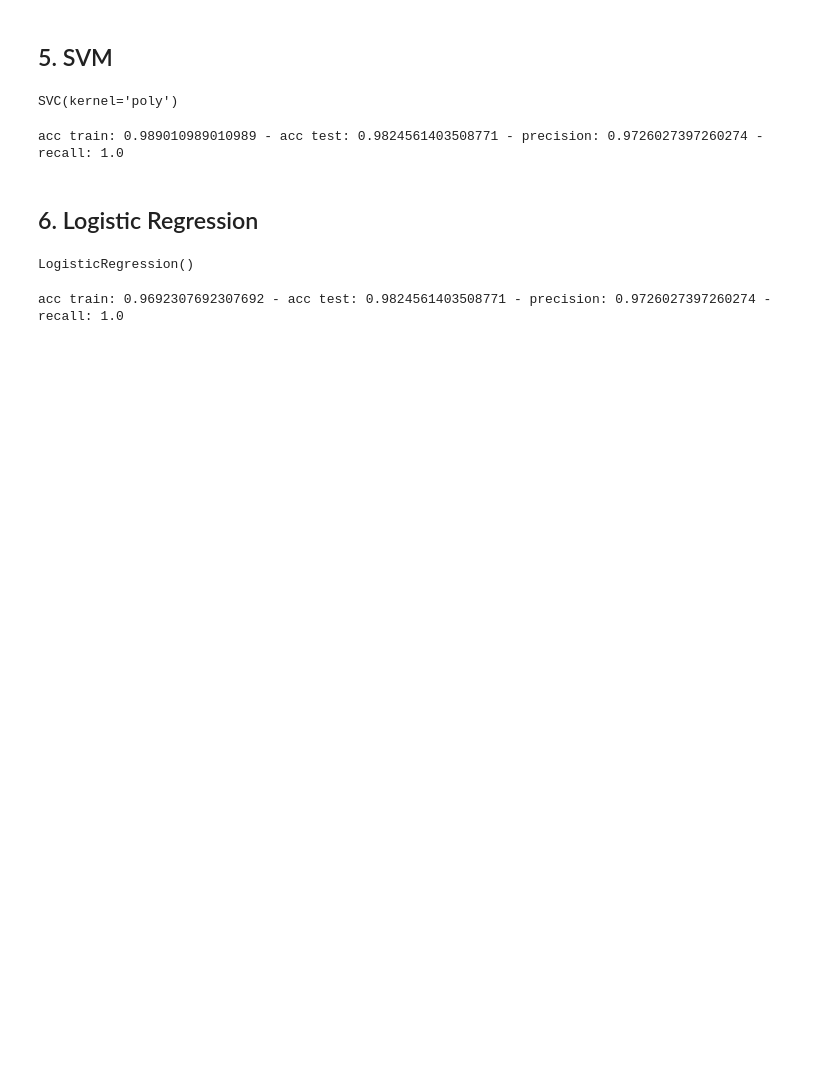
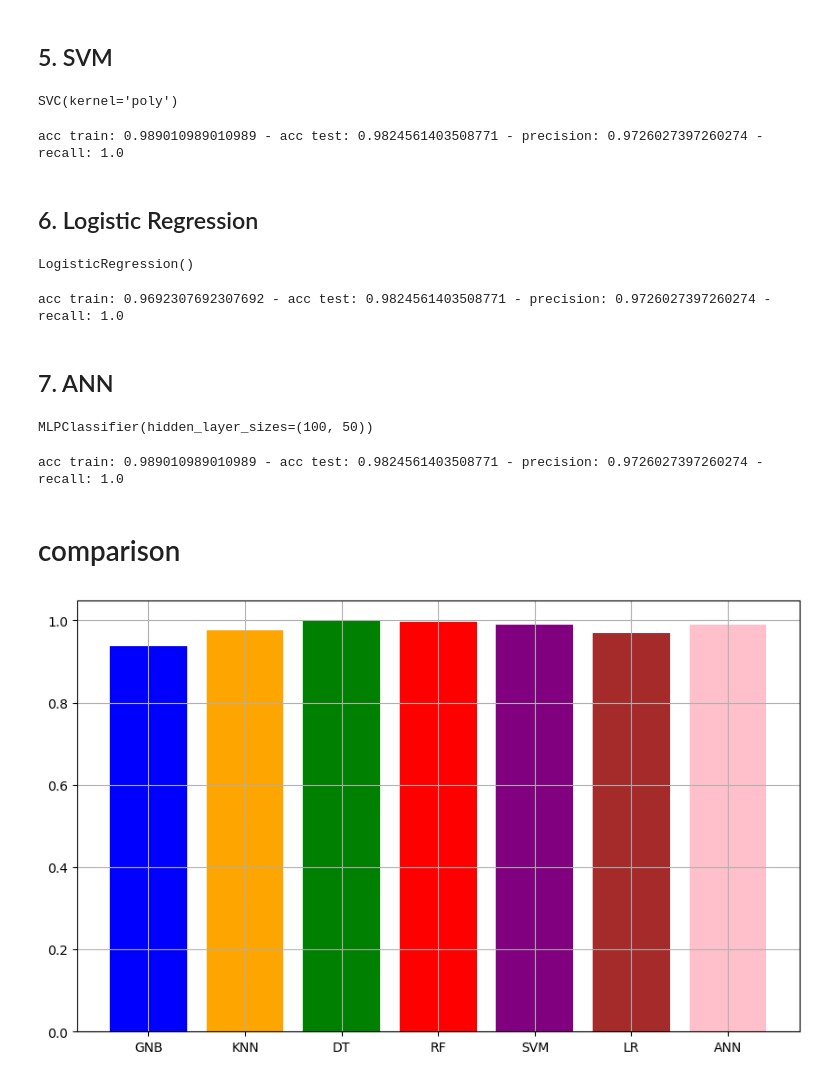
Before and after one commit to sajjadgohari/ML_Projects, a Jupyter notebook: Breast-Cancer-Detection/bcd.ipynb, the cells around one changed output. Saved outputs shown, nothing was run; the diff lists cells and outputs as text; code cells hidden in the pictures; blank space fills up the shorter version.

```diff
--- a/Breast-Cancer-Detection/bcd.ipynb
+++ b/Breast-Cancer-Detection/bcd.ipynb
@@ -206,3 +206,33 @@ y_test_pred = Lr.predict(X_test)
 acc_train_Lr, acc_test_Lr, p_Lr, r_Lr = claculate_metrics(y_train, y_test, y_pred_train, y_test_pred)
 # %% [output]
 acc train: 0.9692307692307692 - acc test: 0.9824561403508771 - precision: 0.9726027397260274 - recall: 1.0
+# %% [markdown]
+## 7. ANN
+# %%
+from sklearn.neural_network import MLPClassifier
+
+ann = MLPClassifier(hidden_layer_sizes=(100,50), activation='relu', solver='adam')
+ann.fit(X_train, y_train)
+# %% [output]
+MLPClassifier(hidden_layer_sizes=(100, 50))
+# %%
+y_pred_train = ann.predict(X_train)
+y_test_pred = ann.predict(X_test)
+
+acc_train_ann, acc_test_ann, p_ann, r_ann = claculate_metrics(y_train, y_test, y_pred_train, y_test_pred)
+# %% [output]
+acc train: 0.989010989010989 - acc test: 0.9824561403508771 - precision: 0.9726027397260274 - recall: 1.0
+# %% [markdown]
+# comparison
+# %%
+import matplotlib.pyplot as plt
+
+acc_train = [acc_train_gnb, acc_train_knn, acc_train_dt, acc_train_rf, acc_train_svn, acc_train_Lr, acc_train_ann]
+title = ['GNB', 'KNN', 'DT', 'RF', 'SVM', 'LR', 'ANN']
+colors = ['blue', 'orange', 'green', 'red', 'purple', 'brown', 'pink']
+plt.figure(figsize=(10,6))
+plt.bar(title, acc_train, color=colors)
+plt.grid()
+plt.show()
+# %% [output]
+[figure, added]
```
Also changed, not shown: parts of 4 cells of this notebook, 1 other file.
